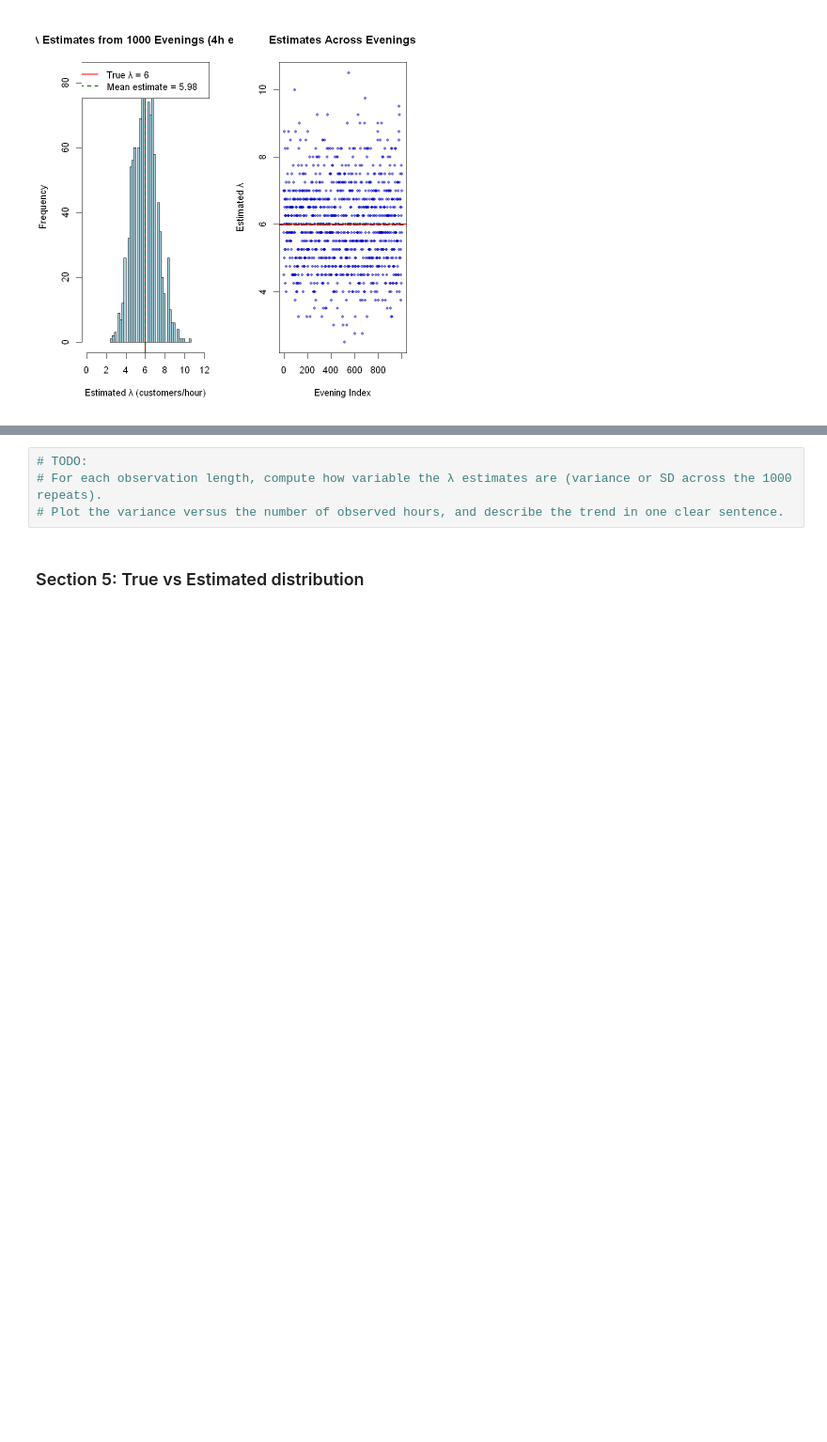
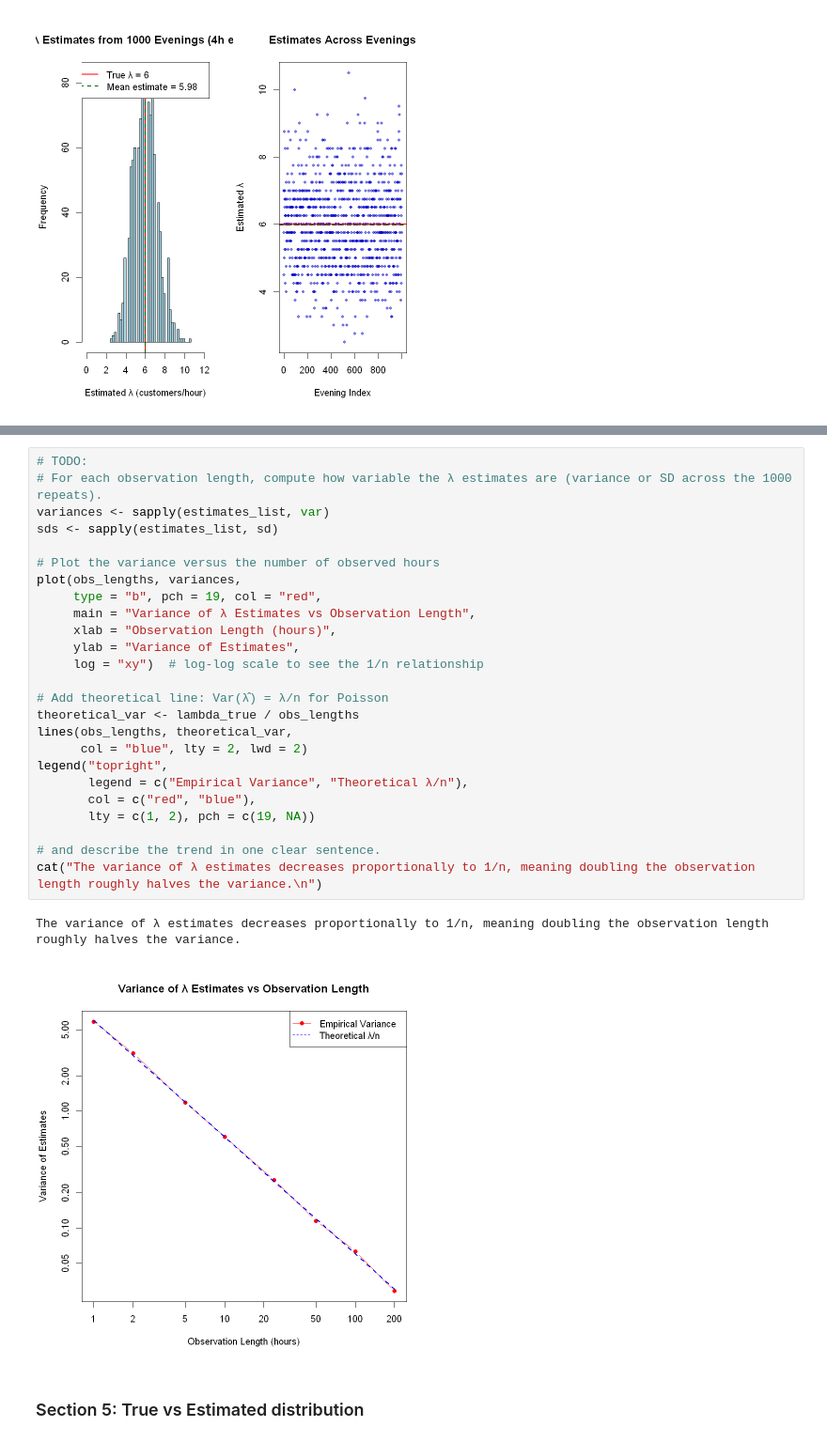
Before and after one commit to hossein-noor-ramsis/R, a Jupyter notebook: HW6/CA6.ipynb, the cells around one changed output, grey strips where cells are left out. Shown at 94% size. Cells and saved outputs as stored; diff of their text form; blank space fills up the shorter version.

```diff
--- a/HW6/CA6.ipynb
+++ b/HW6/CA6.ipynb
@@ -548,6 +569,30 @@ True λ: 6
-# %%
-# TODO:
-# For each observation length, compute how variable the λ estimates are (variance or SD across the 1000 repeats).
-# Plot the variance versus the number of observed hours, and describe the trend in one clear sentence.
+# %%
+# TODO:
+# For each observation length, compute how variable the λ estimates are (variance or SD across the 1000 repeats).
+variances <- sapply(estimates_list, var)
+sds <- sapply(estimates_list, sd)
+
+# Plot the variance versus the number of observed hours
+plot(obs_lengths, variances,
+     type = "b", pch = 19, col = "red",
+     main = "Variance of λ Estimates vs Observation Length",
+     xlab = "Observation Length (hours)",
+     ylab = "Variance of Estimates",
+     log = "xy")  # log-log scale to see the 1/n relationship
+
+# Add theoretical line: Var(λ̂) = λ/n for Poisson
+theoretical_var <- lambda_true / obs_lengths
+lines(obs_lengths, theoretical_var,
+      col = "blue", lty = 2, lwd = 2)
+legend("topright",
+       legend = c("Empirical Variance", "Theoretical λ/n"),
+       col = c("red", "blue"),
+       lty = c(1, 2), pch = c(19, NA))
+
+# and describe the trend in one clear sentence.
+cat("The variance of λ estimates decreases proportionally to 1/n, meaning doubling the observation length roughly halves the variance.\n")
+# %% [output]
+The variance of λ estimates decreases proportionally to 1/n, meaning doubling the observation length roughly halves the variance.
+[figure, added]
 # %% [markdown]
 ### Section 5: True vs Estimated distribution
```
Also changed, not shown: parts of 3 cells of this notebook, 1 other file.
